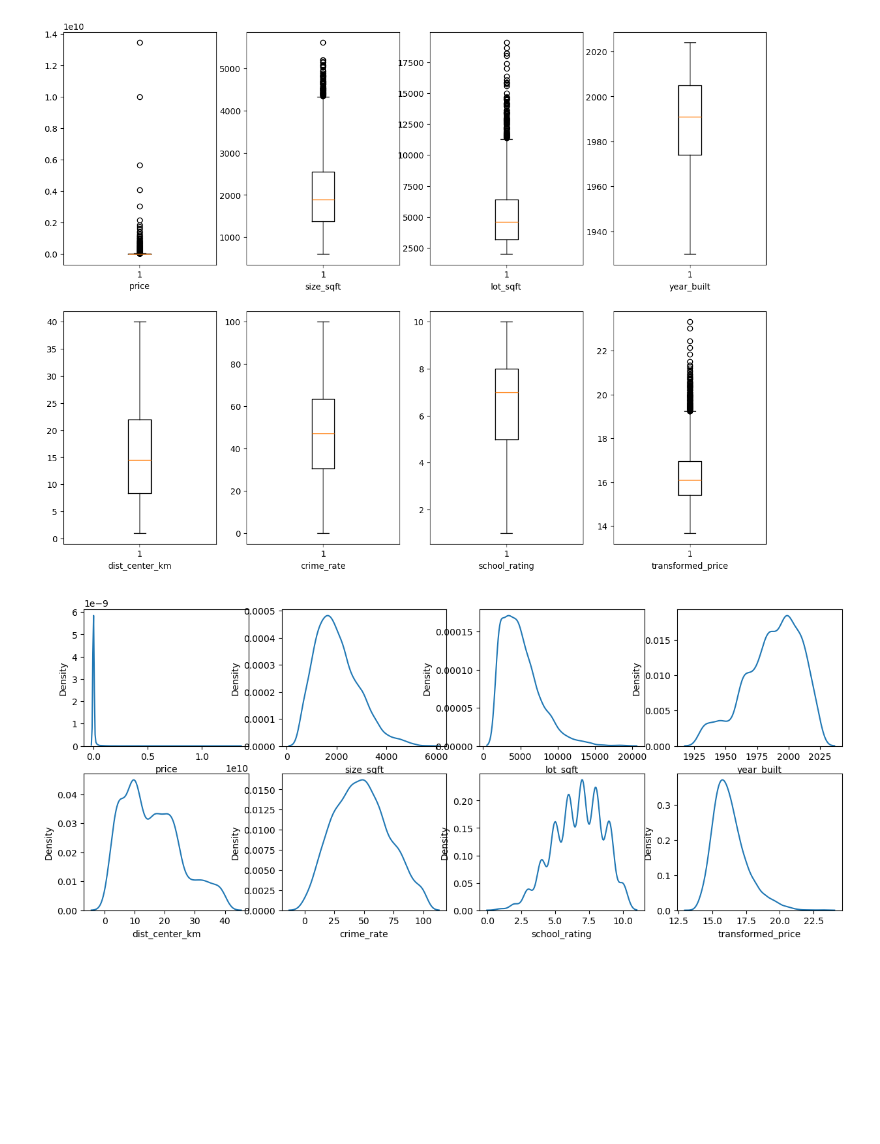
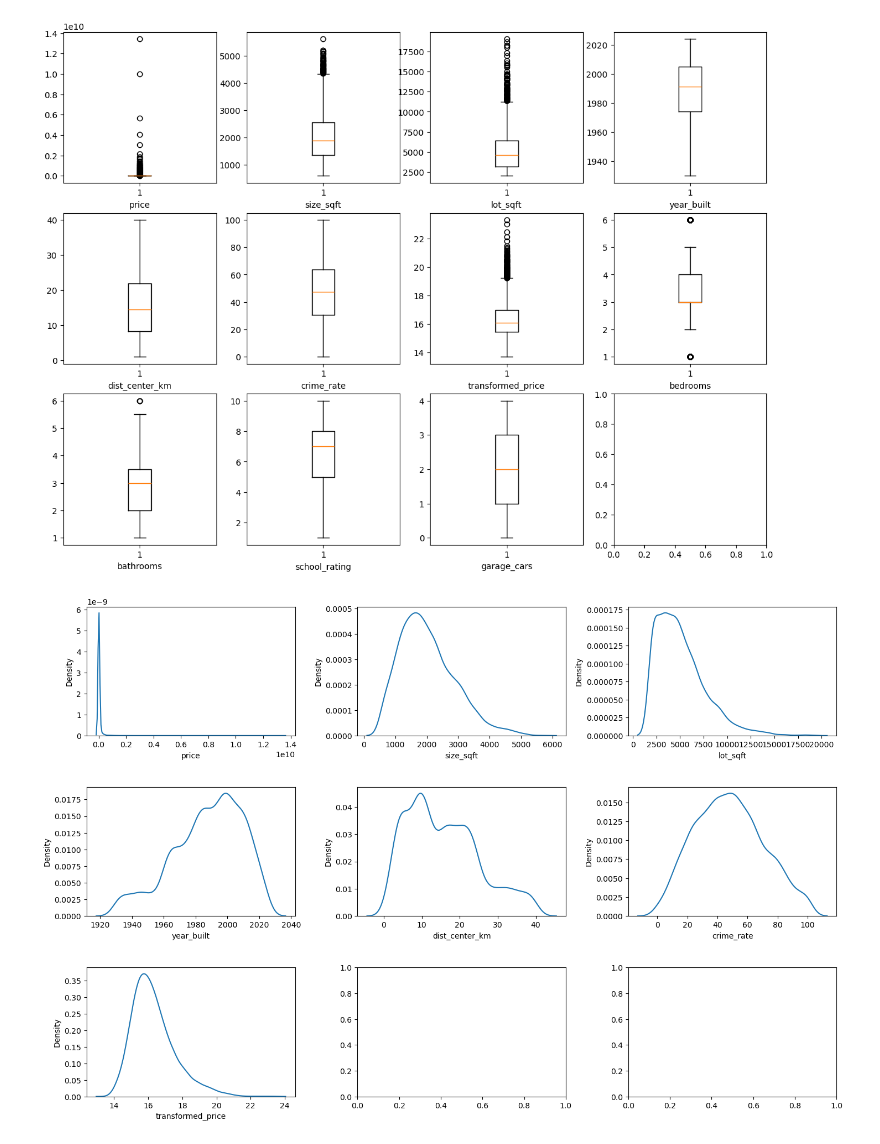
Before and after one commit to TheDataBlog/house-price-prediction, a Jupyter notebook: main.ipynb, the cells around one changed output. Cells and saved outputs as stored; diff of their text form; code cells hidden in the pictures; blank space fills up the shorter version.

```diff
--- a/main.ipynb
+++ b/main.ipynb
@@ -50,12 +66,15 @@ Index(['price', 'size_sqft', 'lot_sqft', 'bedrooms', 'bathrooms', 'year_built',
 # %%
-numerical = ['price', 'size_sqft', 'lot_sqft', 'year_built',
-       'dist_center_km', 'crime_rate', 'school_rating', 'transformed_price']
+countinous_numerical = ['price', 'size_sqft', 'lot_sqft', 'year_built',
+       'dist_center_km', 'crime_rate', 'transformed_price']
+discrete_numerical = ['bedrooms', 'bathrooms', 'school_rating','garage_cars']
+categorical = ['renovated', 'condition','location_quality', 'has_pool', 'waterfront']
+numerical = countinous_numerical + discrete_numerical
 # %%
 df['transformed_price'] = np.log(df['price'])
 # %%
-fig, axes = plt.subplots(5,4, figsize = (15,19))
+fig, axes = plt.subplots(2,4, figsize = (15,8))
 axes =axes.ravel()
-for i, cols in enumerate(df.columns):
+for i, cols in enumerate(df[countinous_numerical].columns):
     axes[i].hist(x=cols, data=df)
     axes[i].set_xlabel(cols)
 # %% [output]
@@ -72,17 +86,20 @@ plt.hist(x=df['price'])
 [figure]
 # %%
-fig, axes = plt.subplots(2,4, figsize = (15,11))
+fig, axes = plt.subplots(3,4, figsize = (15,11))
 axes =axes.ravel()
 for i, cols in enumerate(df[numerical].columns):
     axes[i].boxplot(x=cols, data=df[numerical])
     axes[i].set_xlabel(cols)
 # %% [output]
-[figure, old version]
+[figure, new version]
 # %%
-fig, axes = plt.subplots(2,4, figsize = (15,6))
+fig, axes = plt.subplots(3,3, figsize = (15,10))
 axes =axes.ravel()
-for i, cols in enumerate(df[numerical].columns):
-    sns.kdeplot(data=df[numerical], x=cols, ax=axes[i])
+for i, cols in enumerate(df[countinous_numerical].columns):
+    sns.kdeplot(data=df[countinous_numerical], x=cols, ax=axes[i])
     axes[i].set_xlabel(cols)
+
+fig.tight_layout(pad=2.0)
+fig.subplots_adjust(hspace=0.4, wspace=0.3)
 # %% [output]
-[figure, old version]
+[figure, new version]
```
Also changed, not shown: parts of 13 cells of this notebook.
